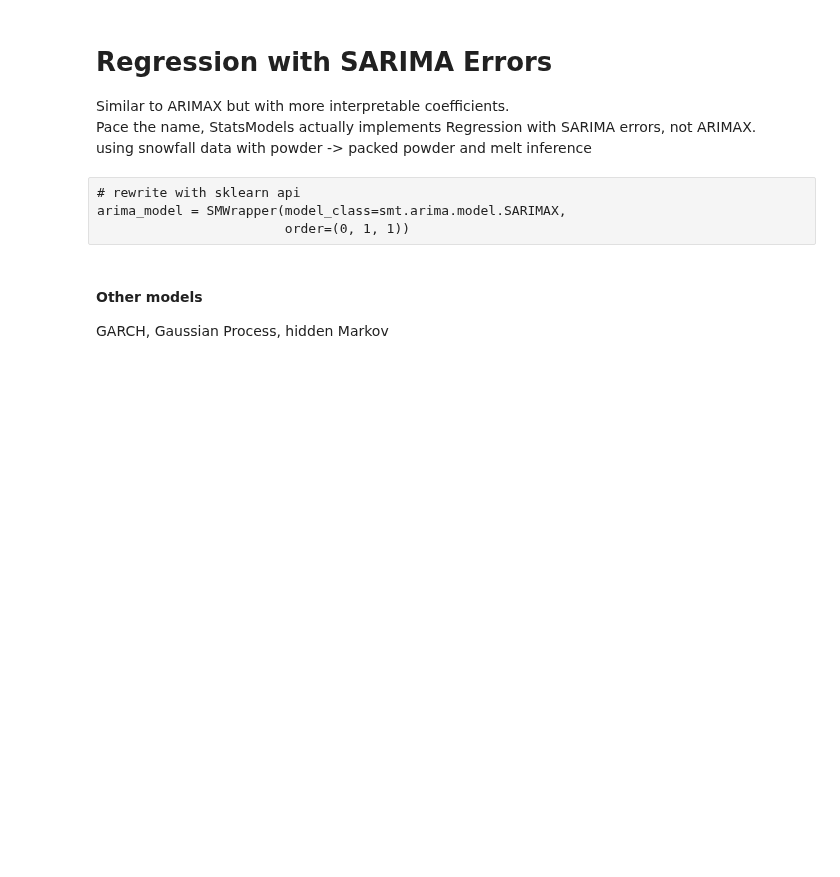
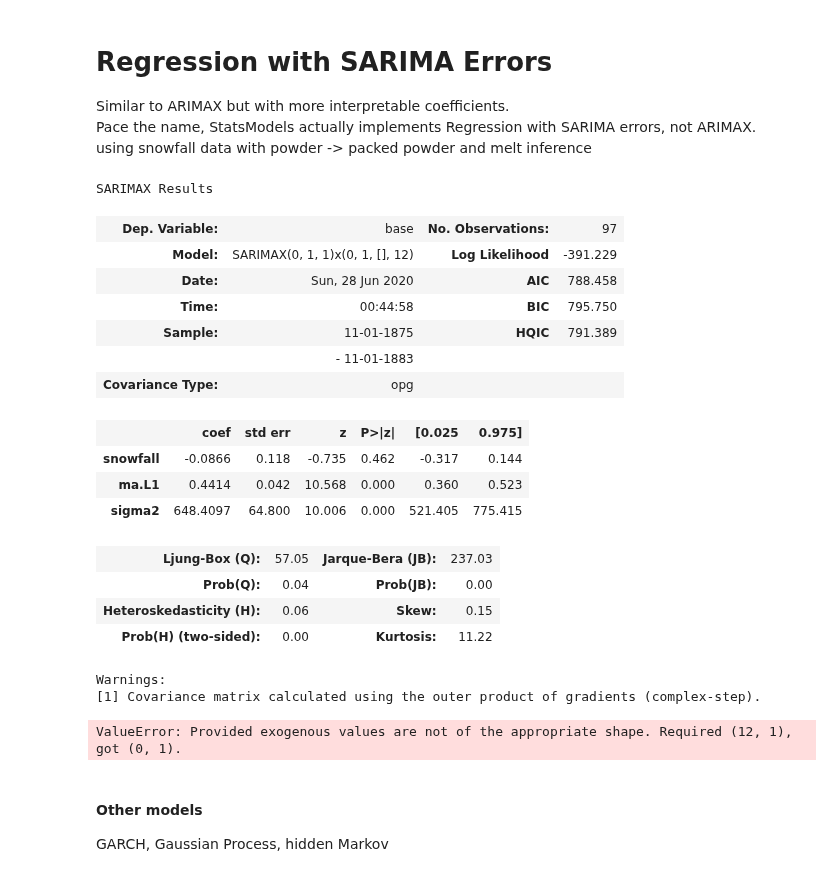
Before and after one commit to chrisoyer/ski-snow-modeling, a Jupyter notebook: src/analysis/snow_ts_analysis.ipynb, the cells around one changed output. Drawn from its saved outputs; the diff is of its cells as text; code cells hidden in the pictures; blank space fills up the shorter version.

```diff
--- a/src/analysis/snow_ts_analysis.ipynb
+++ b/src/analysis/snow_ts_analysis.ipynb
@@ -423,13 +448,32 @@ AttributeError: 'ARIMA' object has no attribute 'summary'
 Similar to ARIMAX but with more interpretable coefficients.
 Pace the name, StatsModels actually implements Regression with SARIMA errors, not ARIMAX.
 using snowfall data with powder -> packed powder and melt inference
-# %% [raw]
-# rewrite with sklearn api
-arima_model = SMWrapper(model_class=smt.arima.model.SARIMAX,
-                        order=(0, 1, 1))
+# %%
+WP_trainx, WP_testx = train_test_split(station="Winter Park",
+                                       exog_cols=['snowfall'])
 # %%
-reg_w_sarima = smt.statespace.sarimax.SARIMAX(endog=month_ts_df.base, exog=month_ts_df.snowfall,
-                                              order=(0,1,1), seasonal_order=(0,1,0,12))
-reg_w_sarima_results = reg_w_sarima.fit()
+reg_w_sarima = SMWrapper(model_class=smt.statespace.sarimax.SARIMAX,
+                         order=(0, 1, 1), seasonal_order=(0, 1, 0, 12))
+# %%
+reg_w_sarima.fit(X=WP_trainx)
 # %%
-reg_w_sarima_results.summary()
+reg_w_sarima.summary()
+# %% [output]
+SARIMAX Results
+| Dep. Variable: | base | No. Observations: | 97 |
+| Model: | SARIMAX(0, 1, 1)x(0, 1, [], 12) | Log Likelihood | -391.229 |
+| Date: | Sun, 28 Jun 2020 | AIC | 788.458 |
+| Time: | 00:44:58 | BIC | 795.750 |
+| Sample: | 11-01-1875 | HQIC | 791.389 |
+|  | - 11-01-1883 |  |  |
+| Covariance Type: | opg |  |  |
+|  | coef | std err | z | P>|z| | [0.025 | 0.975] |
+| snowfall | -0.0866 | 0.118 | -0.735 | 0.462 | -0.317 | 0.144 |
+| ma.L1 | 0.4414 | 0.042 | 10.568 | 0.000 | 0.360 | 0.523 |
+| sigma2 | 648.4097 | 64.800 | 10.006 | 0.000 | 521.405 | 775.415 |
+| Ljung-Box (Q): | 57.05 | Jarque-Bera (JB): | 237.03 |
+| Prob(Q): | 0.04 | Prob(JB): | 0.00 |
+| Heteroskedasticity (H): | 0.06 | Skew: | 0.15 |
+| Prob(H) (two-sided): | 0.00 | Kurtosis: | 11.22 |
+Warnings:
+[1] Covariance matrix calculated using the outer product of gradients (complex-step).
@@ -440,3 +480,7 @@ y_and_yhat_plotter(model=reg_w_sarima, endog=month_ts_df.base, exog=month_ts_df.
+# %%
+y_and_yhat_plotter(model=reg_w_sarima, data=WP_trainx, test_data=WP_testx, start_skip=13)
+# %% [output]
+ValueError: Provided exogenous values are not of the appropriate shape. Required (12, 1), got (0, 1).
 # %%
 snow_beta_df = (pd.DataFrame({'station': ['test'], 'beta': [0], 'region': ['test']})
                 .drop(index=0))  # avoid pd forcing region column to numeric
```
Also changed, not shown: parts of 12 cells of this notebook.
